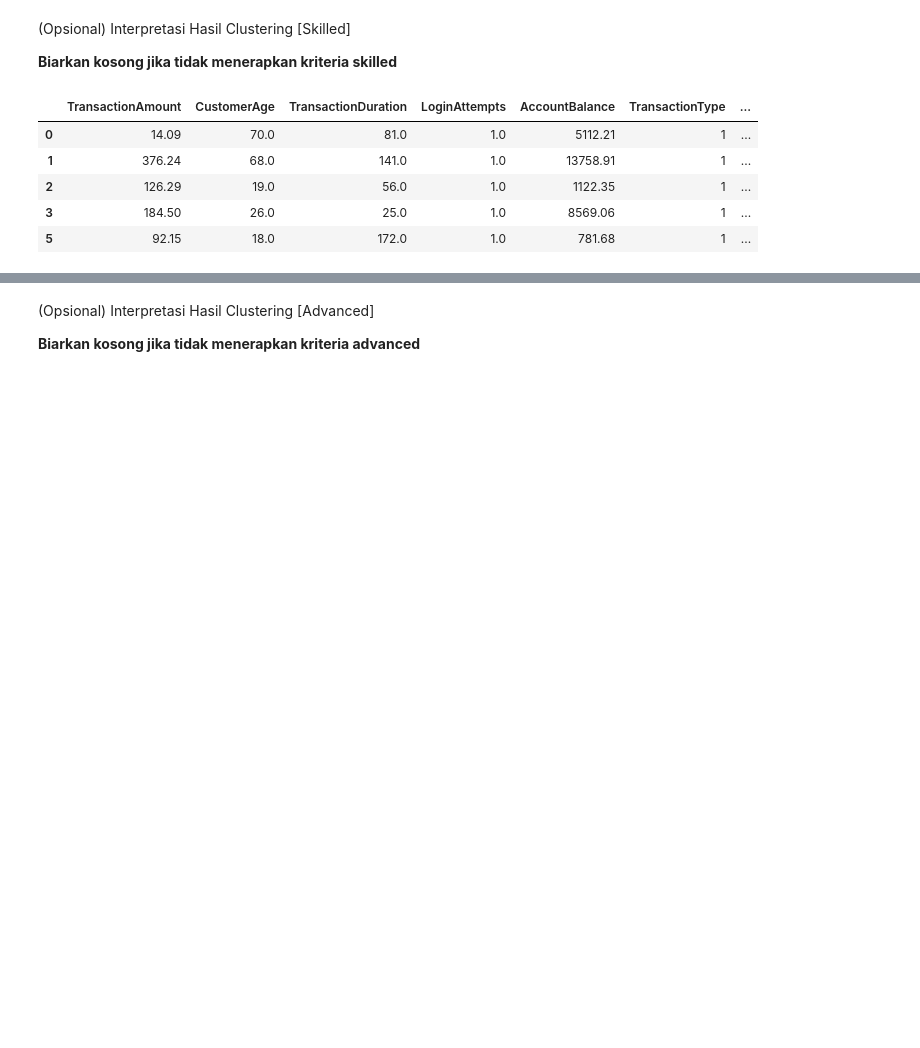
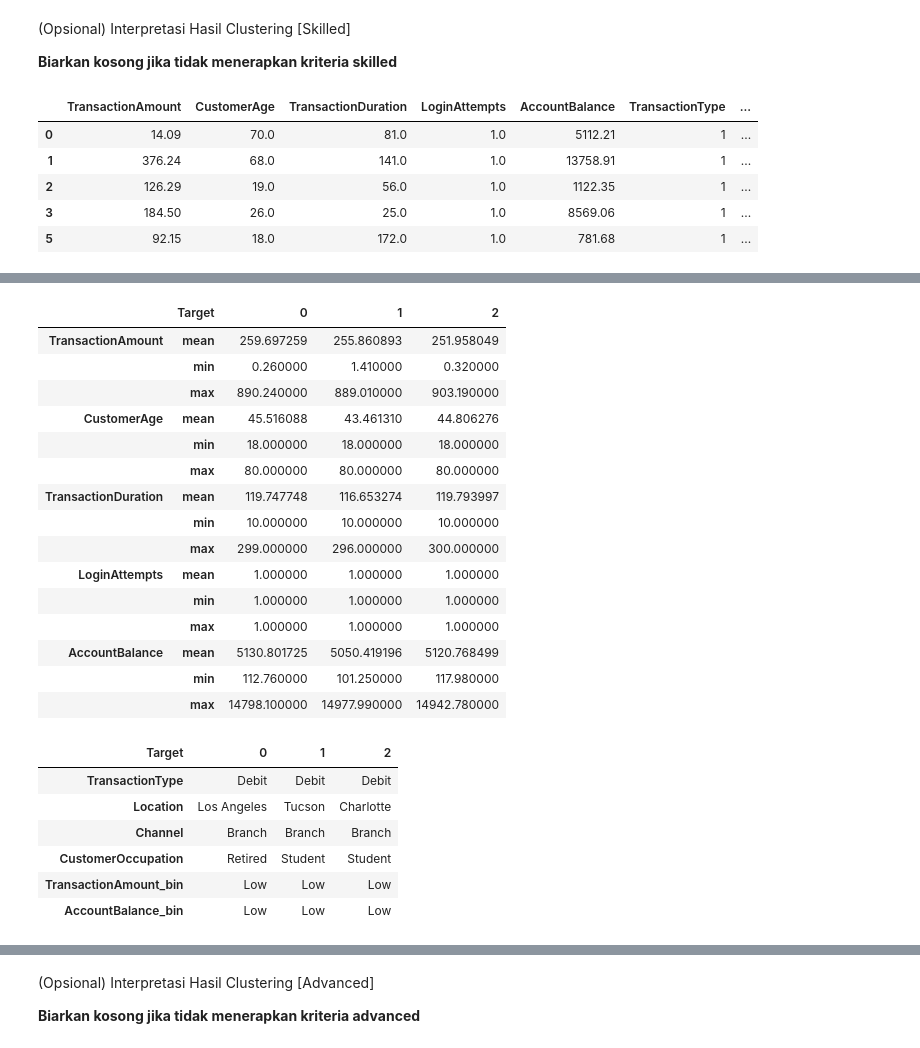
Before and after one commit to yudis2/BMLP, a Jupyter notebook: [Clustering]_Submission_Akhir_BMLP_Yudis.ipynb, the cells around one changed output, grey strips where cells are left out. Cells and saved outputs as stored; diff of their text form; code cells hidden in the pictures; blank space fills up the shorter version.

```diff
--- a/[Clustering]_Submission_Akhir_BMLP_Your_Name.ipynb
+++ b/[Clustering]_Submission_Akhir_BMLP_Yudis.ipynb
@@ -589,7 +600,11 @@ df.head()
 # # Lengkapi kode berikut jika ingin menerapkan kriteria ini (silakan hapus simbol pagar pada kode yang akan digunakan.)
 df_inverse = df.copy()
 
-for col in categorical_cols_bin:
+for col in categorical_cols:
+    encoder = encoders[col]
+    df[col] = encoder.inverse_transform(df_inverse[col].astype(int))
+
+for col in encoders_bin.keys():
     encoder = encoders_bin[col]
     df[col] = encoder.inverse_transform(df_inverse[col].astype(int))
 # # tampilkan dataset yang sudah di-inverse
@@ -599,12 +641,37 @@ KeyError: 'TransactionAmount_bin'
 # %%
 # Lakukan analisis deskriptif minimal mean, min dan max untuk fitur numerik dan mode untuk kategorikal seperti pada basic tetapi menggunakan data yang sudah diinverse.
 # pastikan output menghasilkan agregasi dan groupby bersamaan dengan mean, min, dan max kembali setelah melakukan inverse.
 
-# agg = df.groupby('Target')[numerical_cols].agg(['mean', 'min', 'max']).T
-# display(agg)
+agg = df.groupby('Target')[numerical_cols].agg(['mean', 'min', 'max']).T
+display(agg)
 
-# agg2 = df.groupby('Target')[categorical_cols].agg(pd.Series.mode).T
-# display(agg2)
+kategori = df.select_dtypes(include='object').columns.tolist()
+agg2 = df.groupby('Target')[kategori].agg(pd.Series.mode).T
+display(agg2)
+# %% [output]
+|  | Target | 0 | 1 | 2 |
+| TransactionAmount | mean | 259.697259 | 255.860893 | 251.958049 |
+|  | min | 0.260000 | 1.410000 | 0.320000 |
+|  | max | 890.240000 | 889.010000 | 903.190000 |
+| CustomerAge | mean | 45.516088 | 43.461310 | 44.806276 |
+|  | min | 18.000000 | 18.000000 | 18.000000 |
+|  | max | 80.000000 | 80.000000 | 80.000000 |
+| TransactionDuration | mean | 119.747748 | 116.653274 | 119.793997 |
+|  | min | 10.000000 | 10.000000 | 10.000000 |
+|  | max | 299.000000 | 296.000000 | 300.000000 |
+| LoginAttempts | mean | 1.000000 | 1.000000 | 1.000000 |
+|  | min | 1.000000 | 1.000000 | 1.000000 |
+|  | max | 1.000000 | 1.000000 | 1.000000 |
+| AccountBalance | mean | 5130.801725 | 5050.419196 | 5120.768499 |
+|  | min | 112.760000 | 101.250000 | 117.980000 |
+|  | max | 14798.100000 | 14977.990000 | 14942.780000 |
+| Target | 0 | 1 | 2 |
+| TransactionType | Debit | Debit | Debit |
+| Location | Los Angeles | Tucson | Charlotte |
+| Channel | Branch | Branch | Branch |
+| CustomerOccupation | Retired | Student | Student |
+| TransactionAmount_bin | Low | Low | Low |
+| AccountBalance_bin | Low | Low | Low |
 # %% [markdown]
 ## Menjelaskan karakteristik tiap cluster berdasarkan rentangnya setelah inverse
 
```
Also changed, not shown: parts of 9 cells of this notebook, 8 other files.
